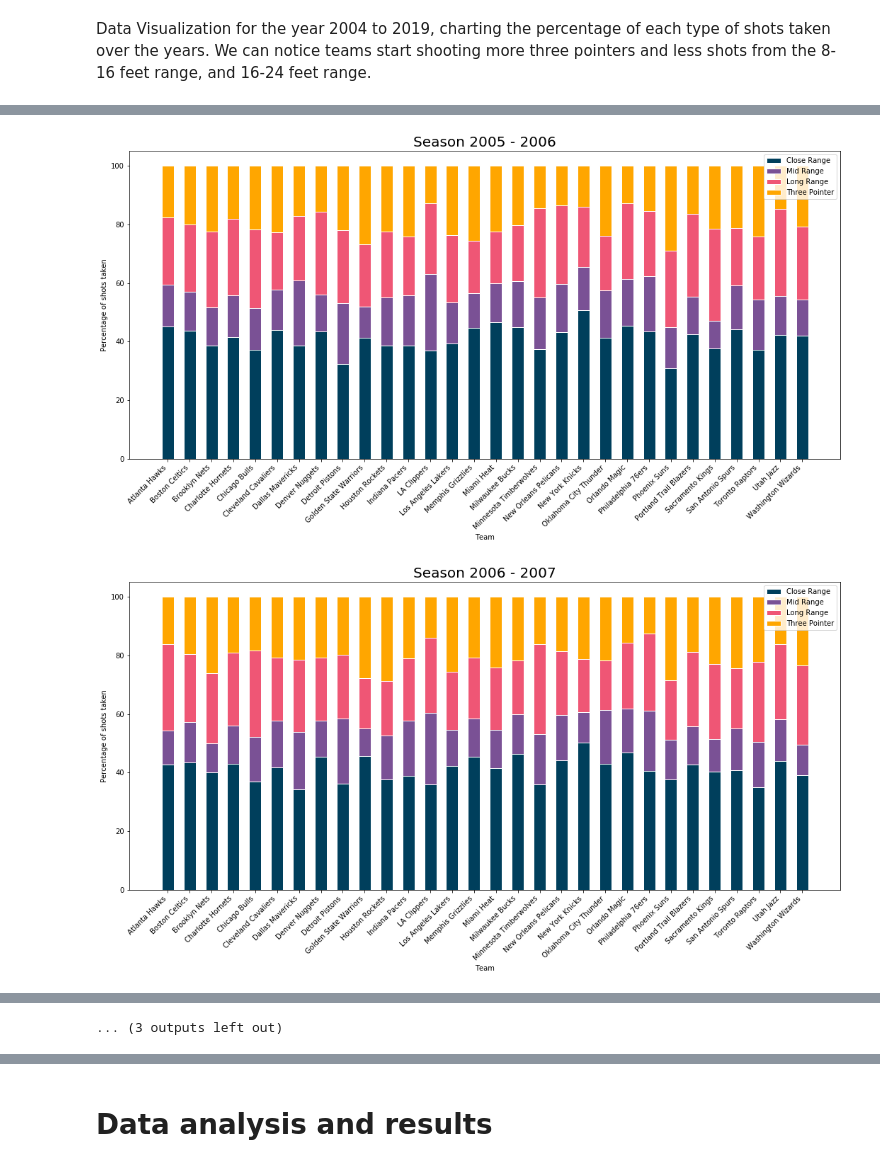
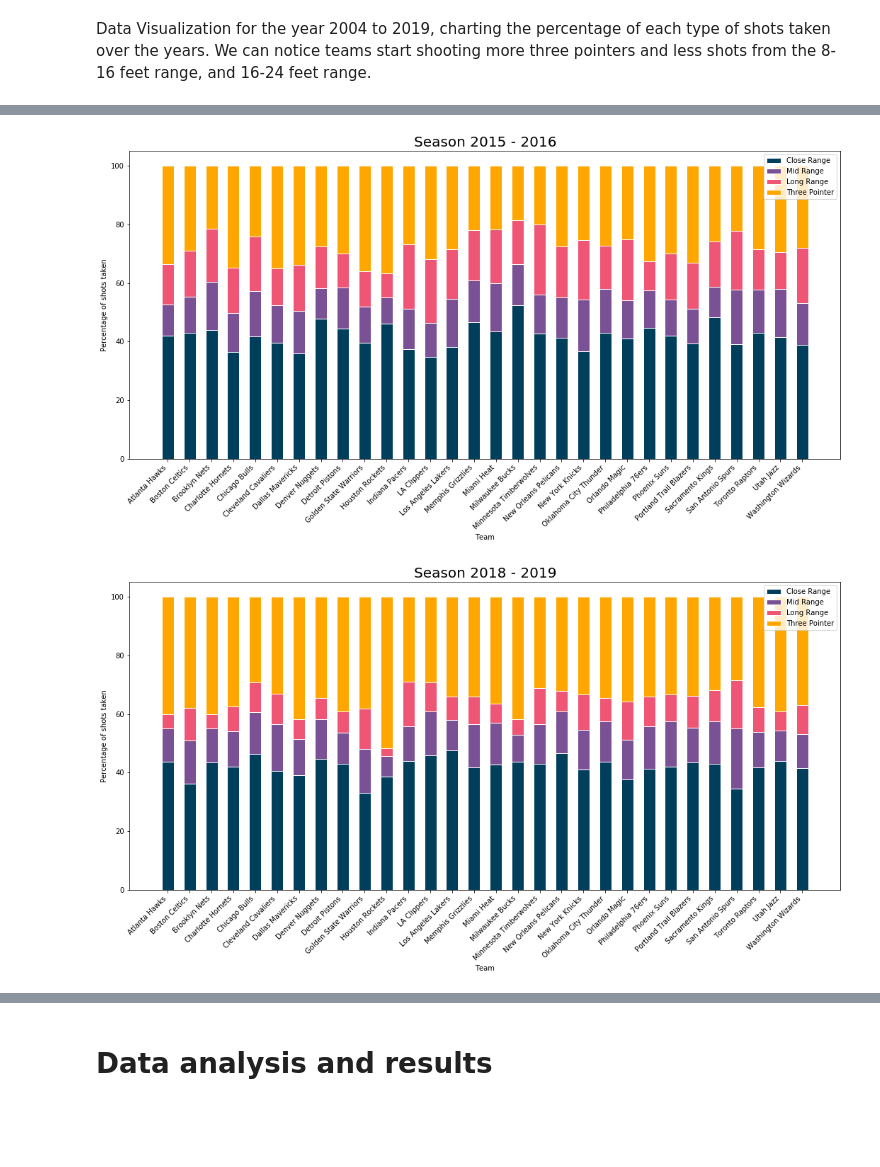
Before and after one commit to easonychang/HotShot-NBAEdition, a Jupyter notebook: Final_Draft.ipynb, the cells around one changed output, grey strips where cells are left out. Saved outputs shown, nothing was run; the diff lists cells and outputs as text; code cells hidden in the pictures; blank space fills up the shorter version.

```diff
--- a/Final_Draft.ipynb
+++ b/Final_Draft.ipynb
@@ -291,51 +281,51 @@ Data Visualization for the year 2004 to 2019, charting the percentage of each ty
 # %%
 # Setting the index to be the team, and group the dataframe by year
 a = final_df.groupby('YEAR').apply(lambda df_: df_.set_index('TEAM', drop=True).sort_index())
 
 # Started in Year 2004, since this is the first year where we have 30 teams.
-for year in range(2004, 2019):
+for year in [2004, 2015, 2018]:
 
-  # Create a figure with a single subplot
-  f, ax = plt.subplots(1, figsize=(18,8))
+    # Create a figure with a single subplot
+    f, ax = plt.subplots(1, figsize=(18,8))
 
-  # Create the total Field Goal Attempted by each team
-  totals = [i+j+k+l for i,j,k,l in zip(a.loc[year]['FGA-C'], a.loc[year]['FGA-M'], a.loc[year]['FGA-L'], a.loc[year]['FGA-T'])]
+    # Create the total Field Goal Attempted by each team
+    totals = [i+j+k+l for i,j,k,l in zip(a.loc[year]['FGA-C'], a.loc[year]['FGA-M'], a.loc[year]['FGA-L'], a.loc[year]['FGA-T'])]
 
-  # Create the percentage of the close range shot attempts ove total shot attempts
-  close = [i / j * 100 for  i,j in zip(a.loc[year]['FGA-C'], totals)]
+    # Create the percentage of the close range shot attempts ove total shot attempts
+    close = [i / j * 100 for  i,j in zip(a.loc[year]['FGA-C'], totals)]
 
-  # Create the percentage of the mid range shot attempts ove total shot attempts
-  mid = [i / j * 100 for  i,j in zip(a.loc[year]['FGA-M'], totals)]
+    # Create the percentage of the mid range shot attempts ove total shot attempts
+    mid = [i / j * 100 for  i,j in zip(a.loc[year]['FGA-M'], totals)]
 
-  # Create the percentage of the long range shot attempts ove total shot attempts
-  long = [i / j * 100 for  i,j in zip(a.loc[year]['FGA-L'], totals)]
+    # Create the percentage of the long range shot attempts ove total shot attempts
+    long = [i / j * 100 for  i,j in zip(a.loc[year]['FGA-L'], totals)]
 
-  # Create the percentage of the three point shot attempts ove total shot attempts
-  threes = [i / j * 100 for  i,j in zip(a.loc[year]['FGA-T'], totals)]
+    # Create the percentage of the three point shot attempts ove total shot attempts
+    threes = [i / j * 100 for  i,j in zip(a.loc[year]['FGA-T'], totals)]
 
-  team = a.loc[2018].index
+    team = a.loc[2018].index
 
-  barWidth = 0.55
+    barWidth = 0.55
 
-  # Plot the percentage bar graph
-  p1 = plt.bar(team, close, color='#003f5c', edgecolor='white', width=barWidth)
+    # Plot the percentage bar graph
+    p1 = plt.bar(team, close, color='#003f5c', edgecolor='white', width=barWidth)
 
-  p2 = plt.bar(team, mid, bottom=close, color='#7a5195', edgecolor='white', width=barWidth)
+    p2 = plt.bar(team, mid, bottom=close, color='#7a5195', edgecolor='white', width=barWidth)
 
-  p3 = plt.bar(team, long, bottom=[i+j for i,j in zip(close, mid)], color='#ef5675', edgecolor='white', width=barWidth)
+    p3 = plt.bar(team, long, bottom=[i+j for i,j in zip(close, mid)], color='#ef5675', edgecolor='white', width=barWidth)
 
-  p4 = plt.bar(team, threes, bottom=[i+j+k for i,j,k in zip(close, mid, long)], color='#ffa600', edgecolor='white', width=barWidth)
+    p4 = plt.bar(team, threes, bottom=[i+j+k for i,j,k in zip(close, mid, long)], color='#ffa600', edgecolor='white', width=barWidth)
 
-  plt.setp(plt.gca().get_xticklabels(), rotation=45, horizontalalignment='right')
+    plt.setp(plt.gca().get_xticklabels(), rotation=45, horizontalalignment='right')
 
-  # Label and Legend
-  plt.title('Season ' + str(year) + ' - ' + str(year+1) , fontsize=20)
-  plt.xlabel('Team')
-  plt.ylabel('Percentage of shots taken')
-  plt.legend((p1[0], p2[0], p3[0], p4[0]), ('Close Range', 'Mid Range', 'Long Range', 'Three Pointer'))
+    # Label and Legend
+    plt.title('Season ' + str(year) + ' - ' + str(year+1) , fontsize=20)
+    plt.xlabel('Team')
+    plt.ylabel('Percentage of shots taken')
+    plt.legend((p1[0], p2[0], p3[0], p4[0]), ('Close Range', 'Mid Range', 'Long Range', 'Three Pointer'))
 
-  plt.show()
+    plt.show()
 # %% [output]
 [figure]
-[figure, old version]
+[figure, new version]
-[figure, old version]
+[figure, new version]
@@ -351 +331,0 @@ for year in range(2004, 2019):
-... (3 outputs left out)
```
Also changed, not shown: parts of 18 cells of this notebook, 1 other file.
